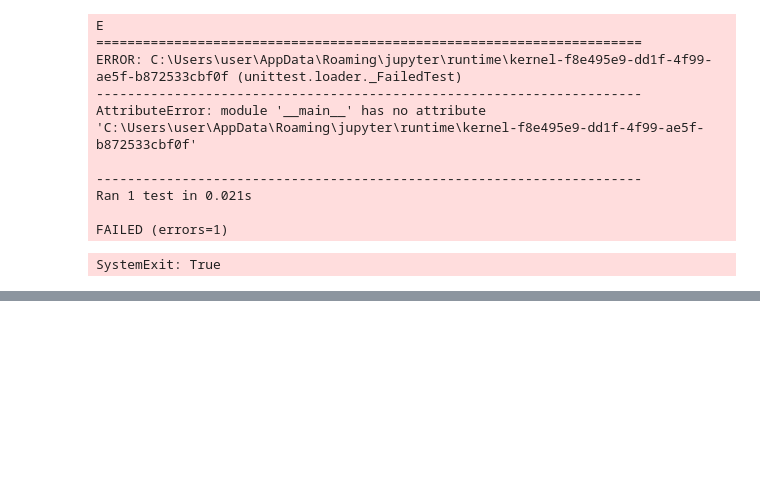
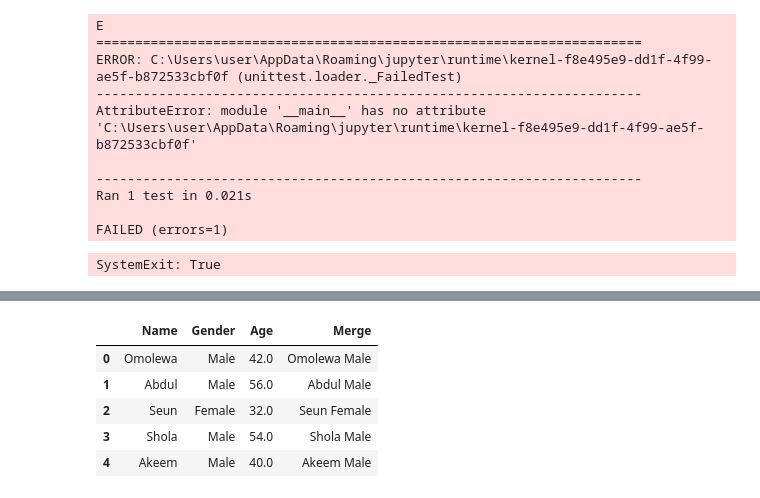
Before and after one commit to NextLmabda/classMaterials, a Jupyter notebook: Module1 - PythonBasics/Python Class Object/PythonClass.ipynb, the cells around one changed output, grey strips where cells are left out. Saved outputs shown, nothing was run; the diff lists cells and outputs as text; code cells hidden in the pictures; blank space fills up the shorter version.

```diff
--- a/Module1 - PythonBasics/Python Class Object/PythonClass.ipynb
+++ b/Module1 - PythonBasics/Python Class Object/PythonClass.ipynb
@@ -1107,0 +1161,2 @@ if __name__ == '__main__':
+# %%
+df['Gender'][2] = 'female'
@@ -1107,0 +1172,2 @@ if __name__ == '__main__':
+# %%
+df.iloc[3]['Gender'] = 'male'
@@ -1107,0 +1197,2 @@ if __name__ == '__main__':
+# %%
+df['Gender'] = df['Gender'].map(lambda x : x.capitalize())
@@ -1107,0 +1208,11 @@ if __name__ == '__main__':
+# %%
+df['Merge'] = df['Name'] + ' ' + df['Gender']
+# %%
+df
+# %% [output]
+|  | Name | Gender | Age | Merge |
+| 0 | Omolewa | Male | 42.0 | Omolewa Male |
+| 1 | Abdul | Male | 56.0 | Abdul Male |
+| 2 | Seun | Female | 32.0 | Seun Female |
+| 3 | Shola | Male | 54.0 | Shola Male |
+| 4 | Akeem | Male | 40.0 | Akeem Male |
```
Also changed, not shown: parts of 16 cells of this notebook.
